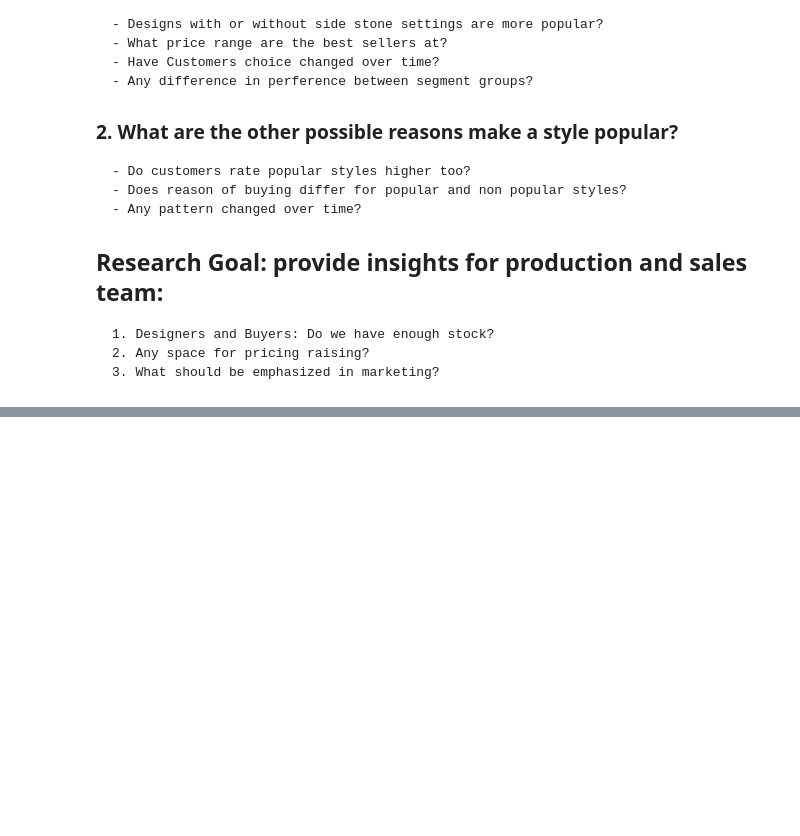
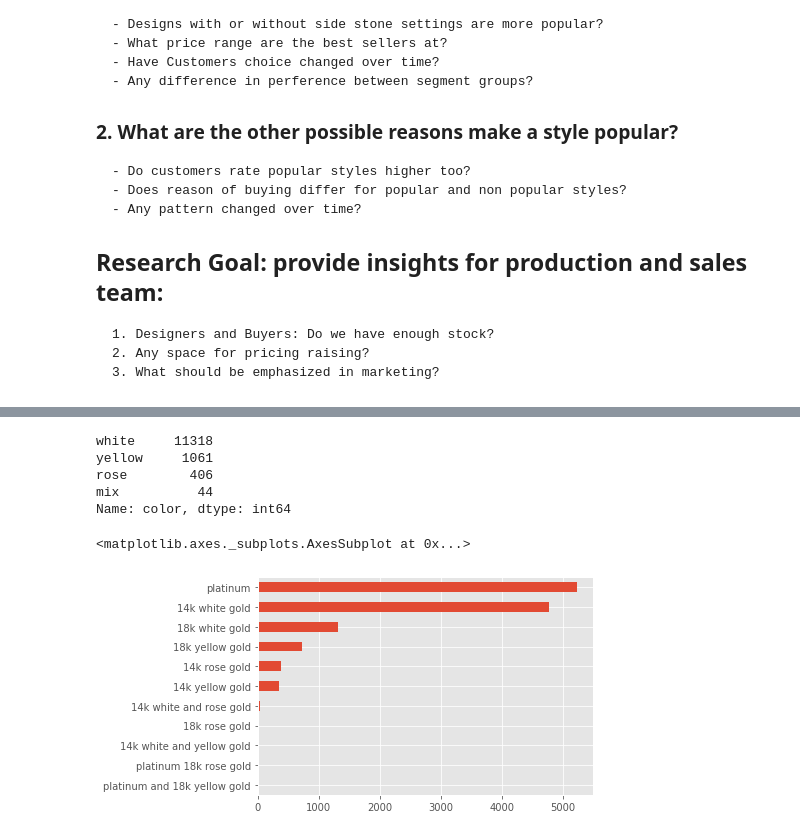
Before and after one commit to chuntao20/python_webscrap_project, a Jupyter notebook: BlueNile_data_analysis.ipynb, the cells around one changed output, grey strips where cells are left out. Saved outputs shown, nothing was run; the diff lists cells and outputs as text; code cells hidden in the pictures; blank space fills up the shorter version.

```diff
--- a/BlueNile_data_analysis.ipynb
+++ b/BlueNile_data_analysis.ipynb
@@ -170,0 +233,29 @@ plt.xlim(3.5,5)
+# %%
+white_color = data['metal'].isin(['platinum','14k white gold','18k white gold'])
+data.loc[white_color,'color'] = 'white'
+yellow_color =  data['metal'].isin(['14k yellow gold','18k yellow gold'])
+data.loc[yellow_color,'color'] = 'yellow'
+rose_color = data['metal'].isin(['14k rose gold','18k rose gold'])
+data.loc[rose_color,'color'] = 'rose'
+mix_color = data['metal'].isin(['14k white and rose gold','14k white and yellow gold','platinum and 18k yellow gold','platinum 18k rose gold'])
+data.loc[mix_color,'color'] = 'mix'
+# %%
+data.loc[data['metal']=='platinum', 'gold'] = 'platinum'
+platinum_mix = ['platinum and 18k yellow gold','platinum 18k rose gold']
+data.loc[data['metal'].isin(platinum_mix), 'gold'] = 'platinum_mix'
+data.loc[data['metal'].str.contains('14k'), 'gold'] = '14k'
+data.loc[data['metal'].str.contains('18k'), 'gold'] = '18k'
+# %%
+data['color'].value_counts()
+# data['gold'].value_counts()
+# %% [output]
+white     11318
+yellow     1061
+rose        406
+mix          44
+Name: color, dtype: int64
+# %%
+data['metal'].value_counts().sort_values().plot(kind='barh')
+# %% [output]
+<matplotlib.axes._subplots.AxesSubplot at 0x...>
+[figure, added]
```
Also changed, not shown: parts of 91 cells of this notebook, 2 other files.
